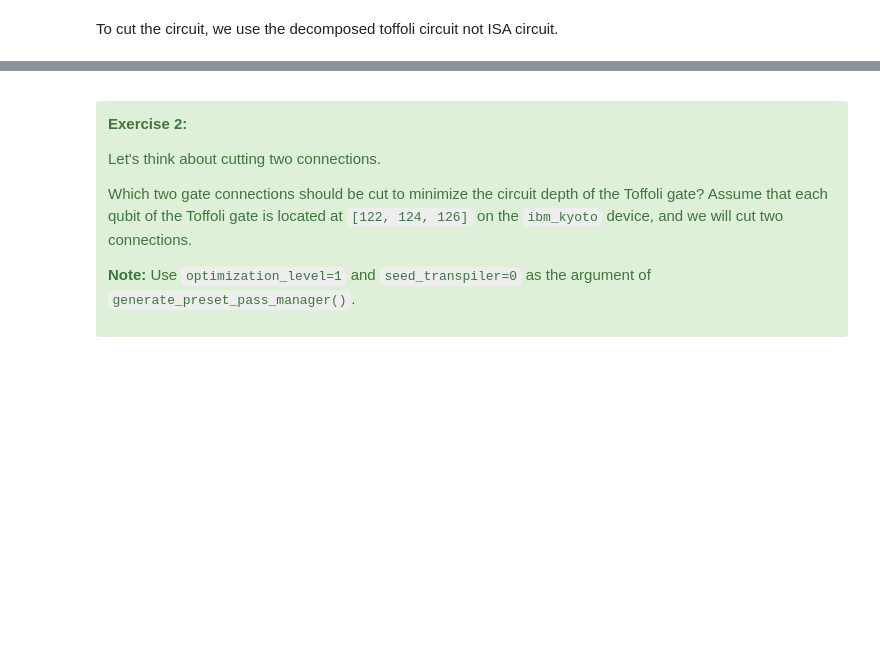
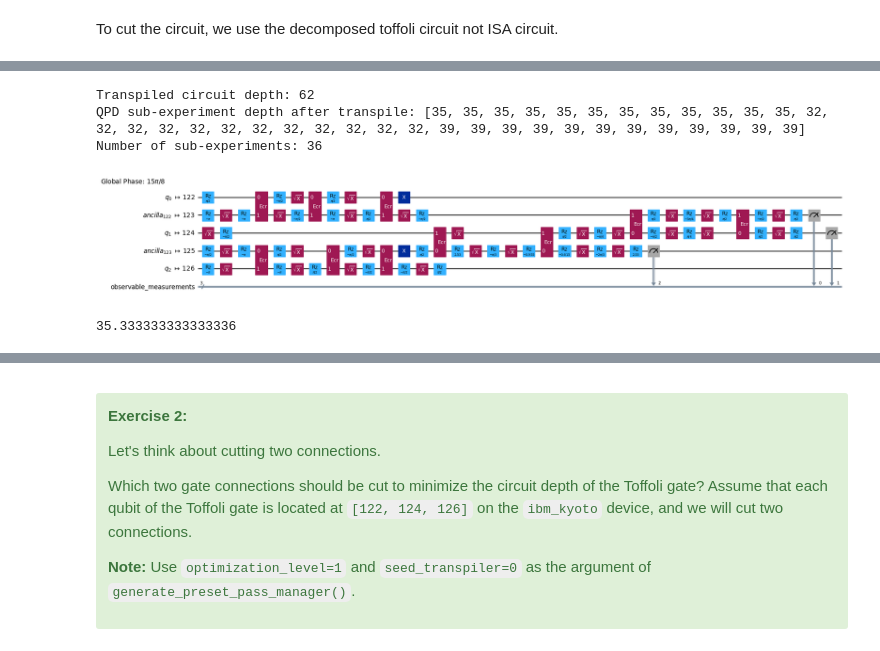
Before and after one commit to qiskit-community/ibm-quantum-challenge-2024, a Jupyter notebook: content/lab_3/lab-3-circuit-knitting.ipynb, the cells around one changed output, grey strips where cells are left out. Cells and saved outputs as stored; diff of their text form; code cells hidden in the pictures; blank space fills up the shorter version.

```diff
--- a/content/lab_3/lab-3-circuit-knitting.ipynb
+++ b/content/lab_3/lab-3-circuit-knitting.ipynb
@@ -246,32 +292,40 @@ qpd_circuit.draw("mpl", scale=0.6)
 # %%
 # set the observables
 observable = SparsePauliOp(["ZZZ"])
 
 ### Write your code below here ###
 # Generate the sub-experiments and sampling coefficients
-sub_experiments, coefficients =
+sub_experiments, coefficients = generate_cutting_experiments(circuits=toffoli_qdp, observables=observable.paulis, num_samples=np.inf)
+
 
 # Transpile the circuit
 # Note: Use optimization_level=1 and seed_transpiler=0
-
-
+pm = generate_preset_pass_manager(backend=backend, optimization_level=1, initial_layout=toffoli_layout, seed_transpiler=0)
+isa_toffoli_cutting_circuit = [pm.run(sub_experiment) for sub_experiment in sub_experiments]
 
 # Depth using circuit cutting
-isa_qpd_toffoli_depth =
+isa_qpd_toffoli_depth = [circuit.depth() for circuit in isa_toffoli_cutting_circuit]
 
 ### Don't change any code past this line ###
-print(f"Transpiled circuit depth: ", isa_toffoli_depth)
-print(f"QPD sub-experiment depth after transpile: ", isa_qpd_toffoli_depth)
-print(f"Number of sub-experiments:", len(sub_experiments))
-isa_qpd_circuit.draw("mpl", scale=0.6, idle_wires=False, fold=False)
+print(f"Transpiled circuit depth: {isa_toffoli_depth}")
+print(f"QPD sub-experiment depth after transpile: {isa_qpd_toffoli_depth}")
+print(f"Number of sub-experiments: {len(sub_experiments)}")
+isa_toffoli_cutting_circuit[0].draw("mpl", scale=0.6, idle_wires=False, fold=False)
+# %% [output]
+Transpiled circuit depth: 62
+QPD sub-experiment depth after transpile: [35, 35, 35, 35, 35, 35, 35, 35, 35, 35, 35, 35, 32, 32, 32, 32, 32, 32, 32, 32, 32, 32, 32, 32, 39, 39, 39, 39, 39, 39, 39, 39, 39, 39, 39, 39]
+Number of sub-experiments: 36
+[figure, added]
 # %%
 ### Write your code below here ###
 # mean of the depth of all sub-experiments
-depth_list =
-isa_qpd_toffoli_depth_mean =
+depth_list = isa_qpd_toffoli_depth
+isa_qpd_toffoli_depth_mean = np.mean(isa_qpd_toffoli_depth)
 
 ### Don't change any code past this line ###
 print(isa_qpd_toffoli_depth_mean)
+# %% [output]
+35.333333333333336
 # %%
 # Submit your answer using following code
 
```
Also changed, not shown: parts of 19 cells of this notebook, 5 other files.
